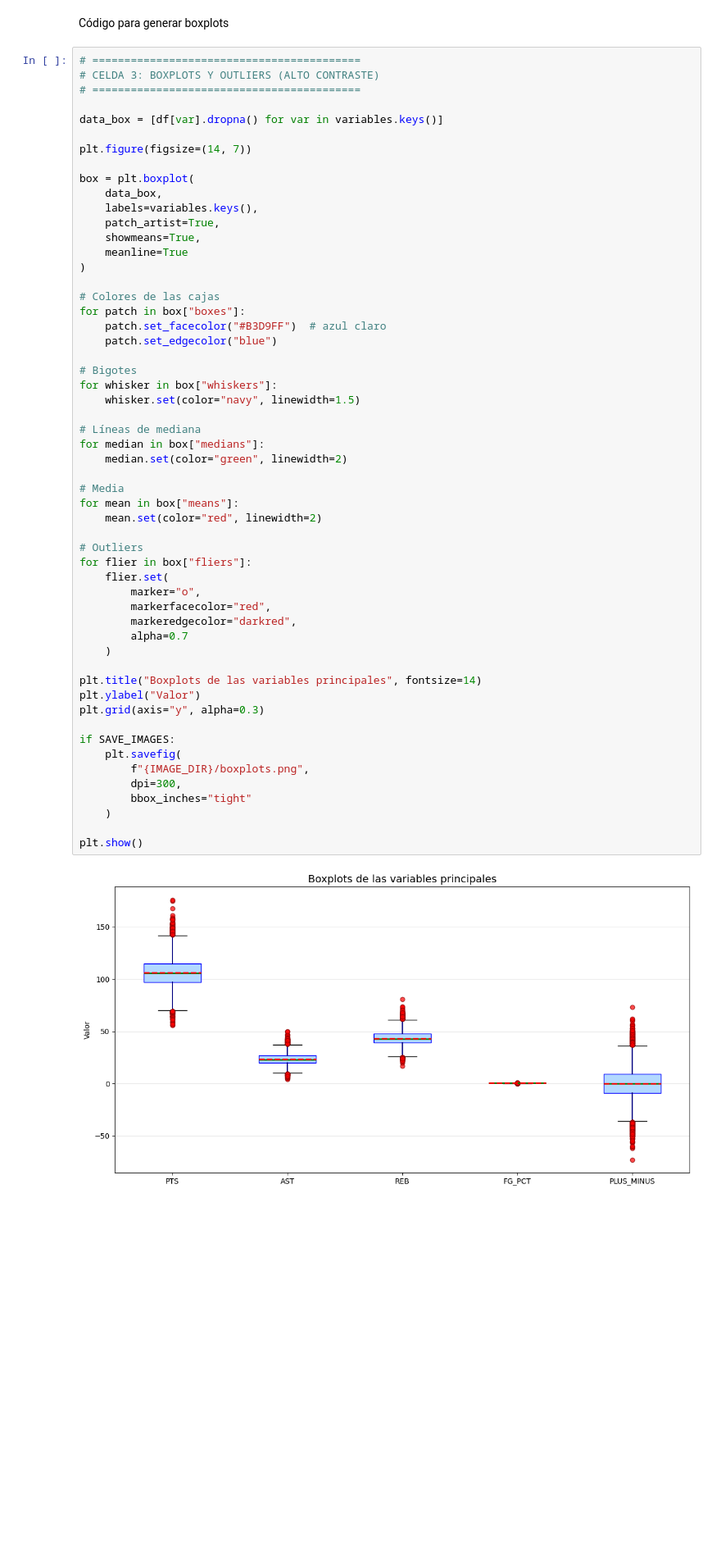
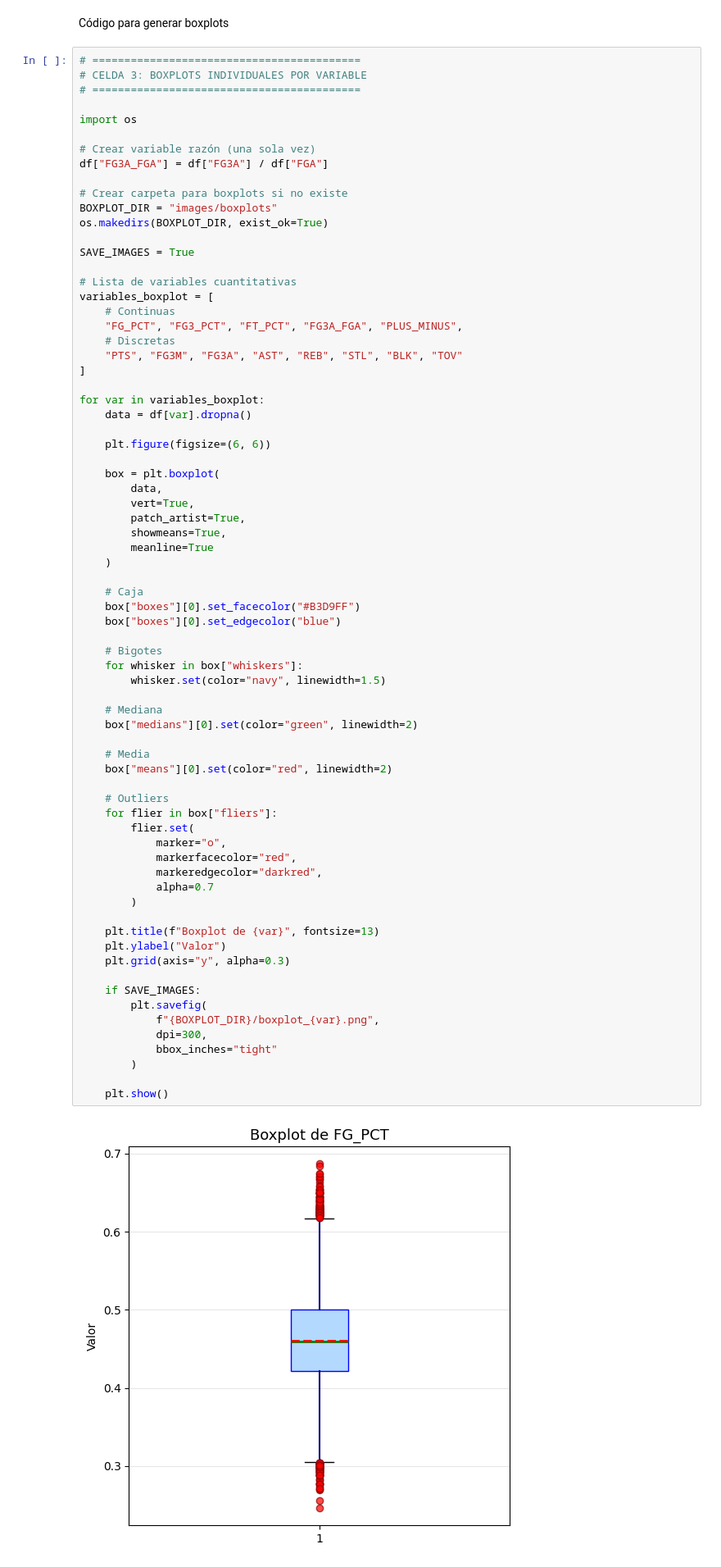
Before and after one commit to ChickenLittle02/NBA_statistics, a Jupyter notebook: Notebook.ipynb, the cells around one changed output. Shown at 82% size. Cells and saved outputs as stored; diff of their text form; blank space fills up the shorter version.

```diff
--- a/Notebook.ipynb
+++ b/Notebook.ipynb
@@ -404,58 +408,75 @@ for var, label in variables.items():
 Código para generar boxplots
 # %%
 # ==========================================
-# CELDA 3: BOXPLOTS Y OUTLIERS (ALTO CONTRASTE)
+# CELDA 3: BOXPLOTS INDIVIDUALES POR VARIABLE
 # ==========================================
 
-data_box = [df[var].dropna() for var in variables.keys()]
+import os
 
-plt.figure(figsize=(14, 7))
+# Crear variable razón (una sola vez)
+df["FG3A_FGA"] = df["FG3A"] / df["FGA"]
 
-box = plt.boxplot(
-    data_box,
-    labels=variables.keys(),
-    patch_artist=True,
-    showmeans=True,
-    meanline=True
-)
+# Crear carpeta para boxplots si no existe
+BOXPLOT_DIR = "images/boxplots"
+os.makedirs(BOXPLOT_DIR, exist_ok=True)
 
-# Colores de las cajas
-for patch in box["boxes"]:
-    patch.set_facecolor("#B3D9FF")  # azul claro
-    patch.set_edgecolor("blue")
+SAVE_IMAGES = True
 
-# Bigotes
-for whisker in box["whiskers"]:
-    whisker.set(color="navy", linewidth=1.5)
+# Lista de variables cuantitativas
+variables_boxplot = [
+    # Continuas
+    "FG_PCT", "FG3_PCT", "FT_PCT", "FG3A_FGA", "PLUS_MINUS",
+    # Discretas
+    "PTS", "FG3M", "FG3A", "AST", "REB", "STL", "BLK", "TOV"
+]
 
-# Líneas de mediana
-for median in box["medians"]:
-    median.set(color="green", linewidth=2)
+for var in variables_boxplot:
+    data = df[var].dropna()
 
-# Media
-for mean in box["means"]:
-    mean.set(color="red", linewidth=2)
+    plt.figure(figsize=(6, 6))
 
-# Outliers
-for flier in box["fliers"]:
-    flier.set(
-        marker="o",
-        markerfacecolor="red",
-        markeredgecolor="darkred",
-        alpha=0.7
+    box = plt.boxplot(
+        data,
+        vert=True,
+        patch_artist=True,
+        showmeans=True,
+        meanline=True
     )
 
-plt.title("Boxplots de las variables principales", fontsize=14)
-plt.ylabel("Valor")
-plt.grid(axis="y", alpha=0.3)
+    # Caja
+    box["boxes"][0].set_facecolor("#B3D9FF")
+    box["boxes"][0].set_edgecolor("blue")
 
-if SAVE_IMAGES:
-    plt.savefig(
-        f"{IMAGE_DIR}/boxplots.png",
-        dpi=300,
-        bbox_inches="tight"
-    )
+    # Bigotes
+    for whisker in box["whiskers"]:
+        whisker.set(color="navy", linewidth=1.5)
 
-plt.show()
+    # Mediana
+    box["medians"][0].set(color="green", linewidth=2)
+
+    # Media
+    box["means"][0].set(color="red", linewidth=2)
+
+    # Outliers
+    for flier in box["fliers"]:
+        flier.set(
+            marker="o",
+            markerfacecolor="red",
+            markeredgecolor="darkred",
+            alpha=0.7
+        )
+
+    plt.title(f"Boxplot de {var}", fontsize=13)
+    plt.ylabel("Valor")
+    plt.grid(axis="y", alpha=0.3)
+
+    if SAVE_IMAGES:
+        plt.savefig(
+            f"{BOXPLOT_DIR}/boxplot_{var}.png",
+            dpi=300,
+            bbox_inches="tight"
+        )
+
+    plt.show()
 # %% [output]
-[figure, old version]
+[figure, new version]
```
Also changed, not shown: parts of 15 cells of this notebook, 29 other files.
